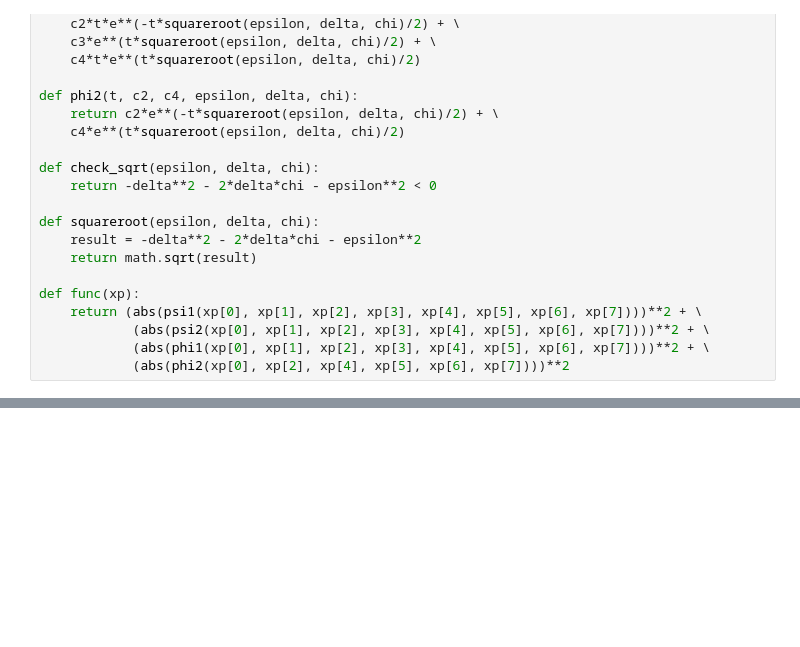
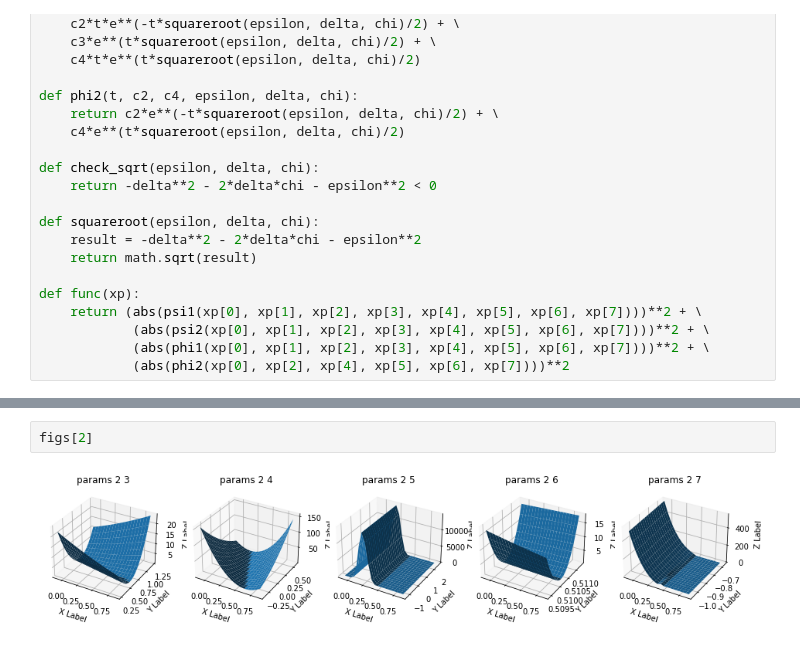
Before and after one commit to ange1a-j14/qbsys, a Jupyter notebook: Visualization.ipynb, the cells around one changed output, grey strips where cells are left out. Saved outputs shown, nothing was run; the diff lists cells and outputs as text; blank space fills up the shorter version.

```diff
--- a/Visualization.ipynb
+++ b/Visualization.ipynb
@@ -169,0 +337,4 @@ ValueError: math domain error
+# %%
+figs[2]
+# %% [output]
+[figure, added]
```
Also changed, not shown: parts of 16 cells of this notebook, 1 other file.
